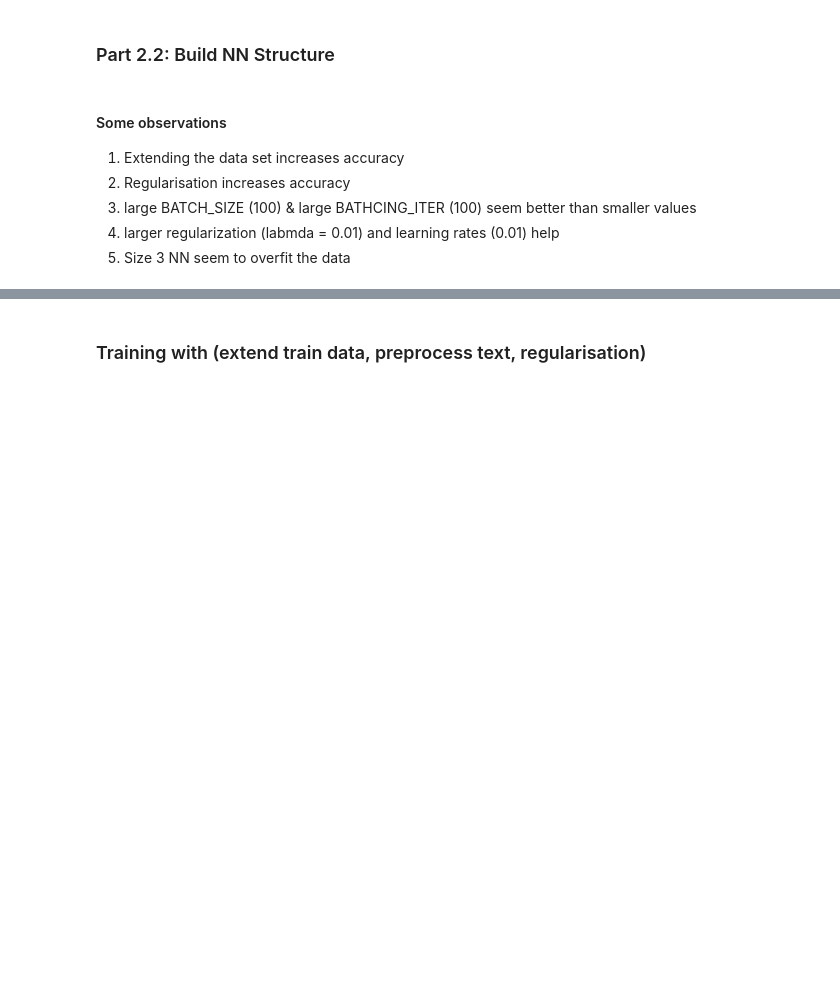
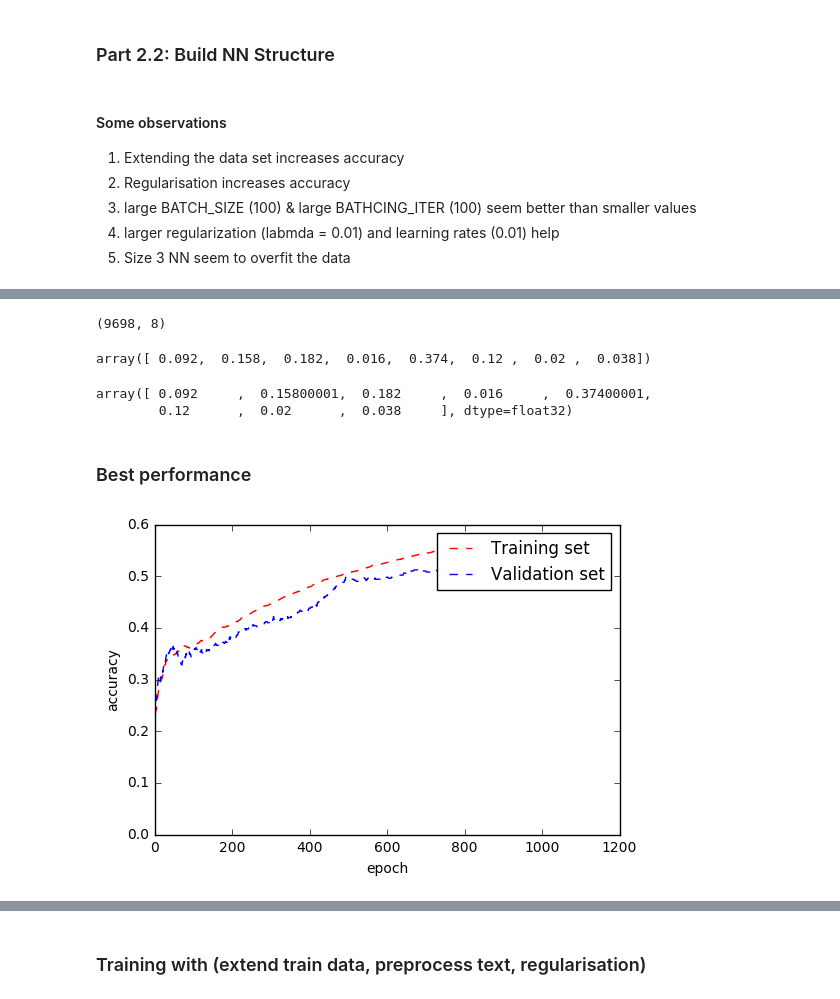
Before and after one commit to asturkmani/DNN_Classify_TED_Category, a Jupyter notebook: Classification of TED Talk Category.ipynb, the cells around one changed output, grey strips where cells are left out. Cells and saved outputs as stored; diff of their text form; code cells hidden in the pictures; blank space fills up the shorter version.

```diff
--- a/Classification of TED Talk Category.ipynb
+++ b/Classification of TED Talk Category.ipynb
@@ -298,16 +324,16 @@ y_test = y[train_size+validation_size:]
 5) Size 3 NN seem to overfit the data
 # %%
 # Network Parameters: TO TUNE
-BATCH_SIZE = 50
-NUM_EPOCHS = 500
-BATCHING_ITER = 10
+BATCH_SIZE = 64
+NUM_EPOCHS = 1024
+BATCHING_ITER = 64
 
-LAMBDA = 0.05
-LEARNING_RATE = 0.01
-N_LAYERS = 1
-LAYER1_SIZE = 20
-LAYER2_SIZE = 40
-LAYER3_SIZE = 20
+LAMBDA = 0.1
+LEARNING_RATE = 0.0001
+N_LAYERS = 3
+LAYER1_SIZE = 32
+LAYER2_SIZE = 64
+LAYER3_SIZE = 32
 OPTIMIZER_ADAM = 1
 
 N_CLASSES = 8
@@ -445,0 +457,37 @@ def runTest():
+# %%
+y_train.shape
+# %% [output]
+(9698, 8)
+# %%
+np.sum(y_valid[:,:] == 1, axis=0) / y_valid.shape[0]
+# %% [output]
+array([ 0.092,  0.158,  0.182,  0.016,  0.374,  0.12 ,  0.02 ,  0.038])
+# %%
+y_valid.sum(0)/y_valid.sum()
+# %% [output]
+array([ 0.092     ,  0.15800001,  0.182     ,  0.016     ,  0.37400001,
+        0.12      ,  0.02      ,  0.038     ], dtype=float32)
+# %% [markdown]
+### Best performance
+# %%
+t=list(range(0,NUM_EPOCHS))
+plt.plot(t, train_accuracy, 'r--',t,valid_accuracy, 'b--')
+plt.xlabel("epoch")
+plt.ylabel("accuracy")
+plt.legend(["Training set", "Validation set","Test set"])
+plt.show()
+
+# best results: ReLU units
+# BATCH_SIZE = 64
+# NUM_EPOCHS = 512
+# BATCHING_ITER = 64
+
+# LAMBDA = 0.1
+# LEARNING_RATE = 0.0001
+# N_LAYERS = 3
+# LAYER1_SIZE = 32
+# LAYER2_SIZE = 64
+# LAYER3_SIZE = 32
+# OPTIMIZER_ADAM = 1
+# %% [output]
+[figure, added]
```
Also changed, not shown: parts of 8 cells of this notebook.
